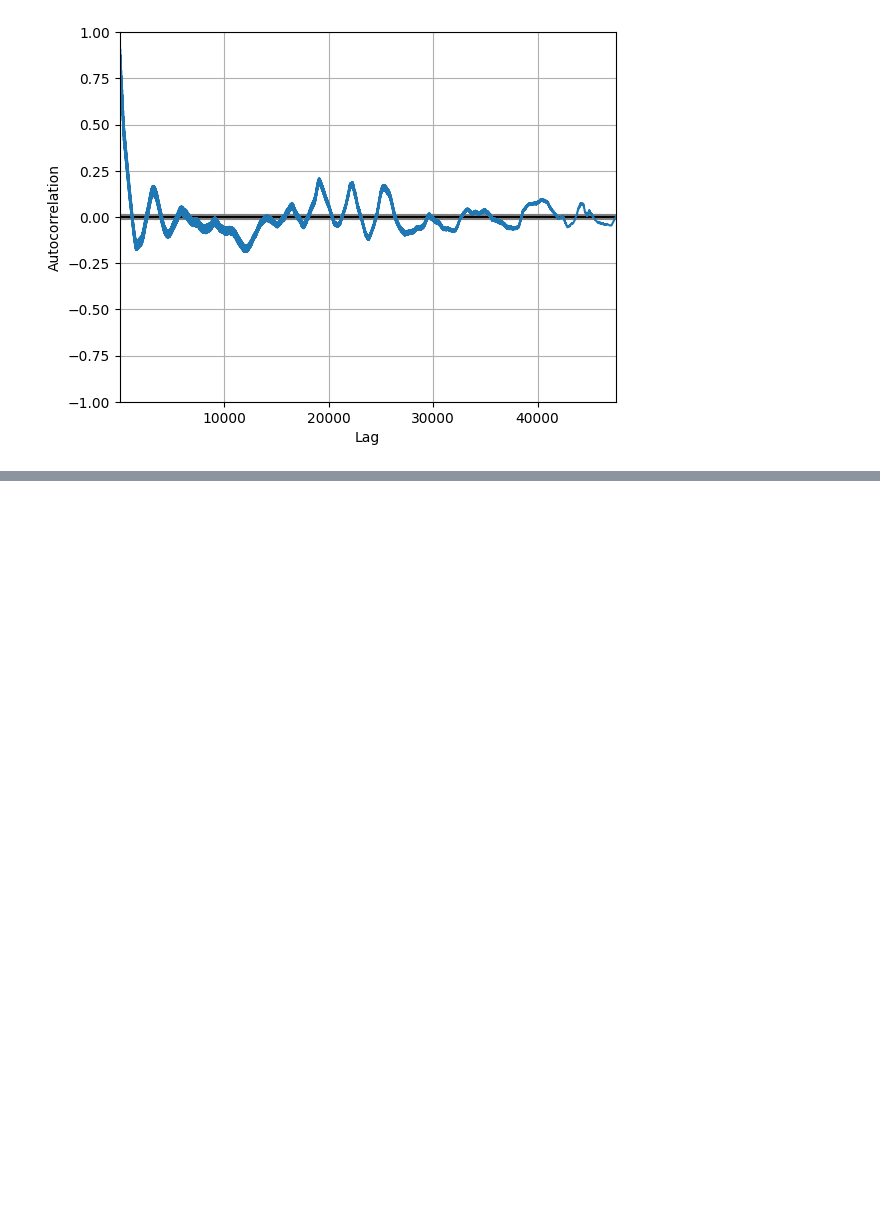
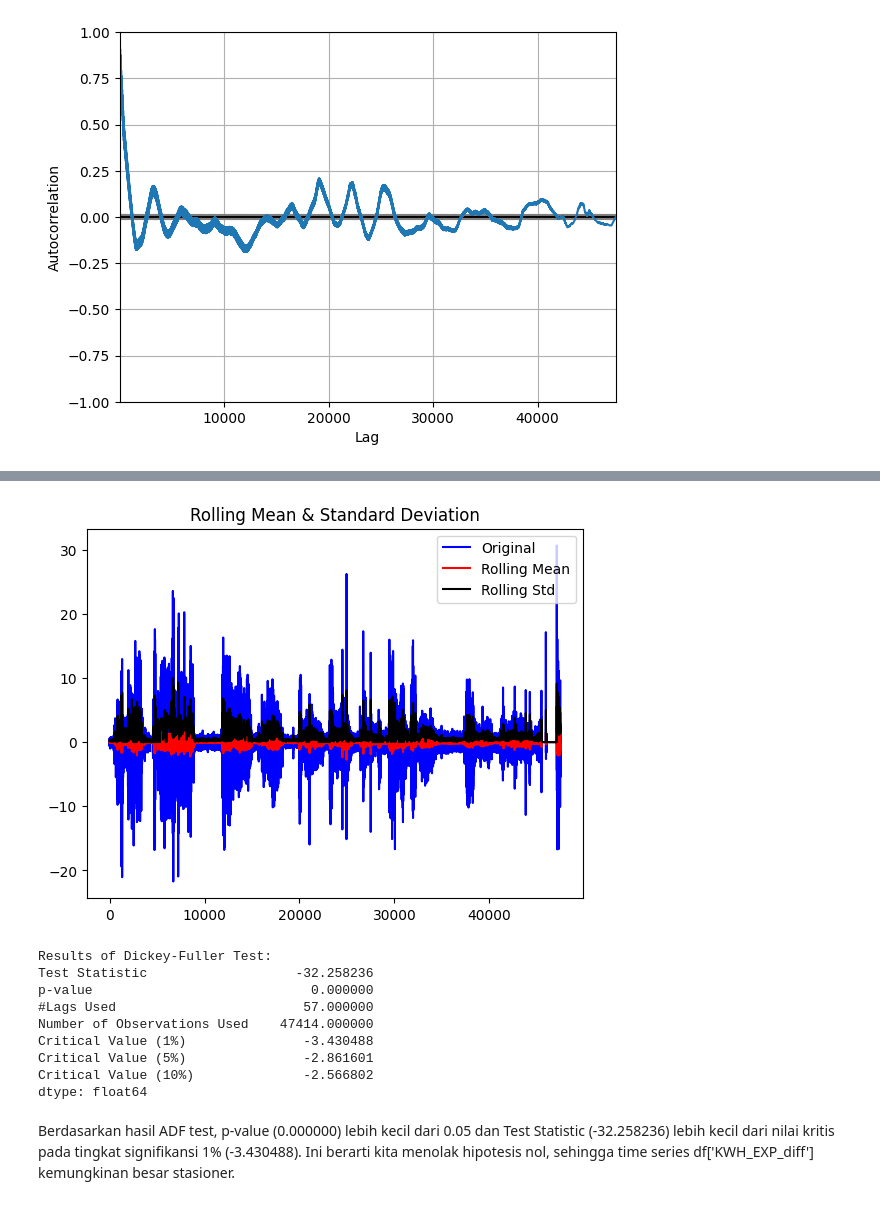
Before and after one commit to srikresna/electricity-usage-forecast, a Jupyter notebook: data-eda.ipynb, the cells around one changed output, grey strips where cells are left out. Saved outputs shown, nothing was run; the diff lists cells and outputs as text; code cells hidden in the pictures; blank space fills up the shorter version.

```diff
--- a/data-eda.ipynb
+++ b/data-eda.ipynb
@@ -132,0 +158,2 @@ plt.show()
+# %%
+df['KWH_EXP_diff'].fillna(df['KWH_EXP_diff'].mean(), inplace=True)
@@ -132,0 +164,36 @@ plt.show()
+# %%
+def test_stationarity(timeseries):
+    #Determing rolling statistics
+    rolmean = timeseries.rolling(12).mean()
+    rolstd = timeseries.rolling(12).std()
+
+    #Plot rolling statistics:
+    orig = plt.plot(timeseries, color='blue',label='Original')
+    mean = plt.plot(rolmean, color='red', label='Rolling Mean')
+    std = plt.plot(rolstd, color='black', label = 'Rolling Std')
+    plt.legend(loc='best')
+    plt.title('Rolling Mean & Standard Deviation')
+    plt.show(block=False)
+    print ('Results of Dickey-Fuller Test:')
+
+    #Perform Dickey-Fuller test:
+    dftest = adfuller(timeseries, autolag='AIC')
+    dfoutput = pd.Series(dftest[0:4], index=['Test Statistic','p-value','#Lags Used','Number of Observations Used'])
+    for key,value in dftest[4].items():
+        dfoutput['Critical Value (%s)'%key] = value
+    print (dfoutput)
+# %%
+test_stationarity(df['KWH_EXP_diff'])
+# %% [output]
+[figure, added]
+Results of Dickey-Fuller Test:
+Test Statistic                   -32.258236
+p-value                            0.000000
+#Lags Used                        57.000000
+Number of Observations Used    47414.000000
+Critical Value (1%)               -3.430488
+Critical Value (5%)               -2.861601
+Critical Value (10%)              -2.566802
+dtype: float64
+# %% [markdown]
+Berdasarkan hasil ADF test, p-value (0.000000) lebih kecil dari 0.05 dan Test Statistic (-32.258236) lebih kecil dari nilai kritis pada tingkat signifikansi 1% (-3.430488). Ini berarti kita menolak hipotesis nol, sehingga time series df['KWH_EXP_diff'] kemungkinan besar stasioner.
```
Also changed, not shown: parts of 19 cells of this notebook, 2 other files.
